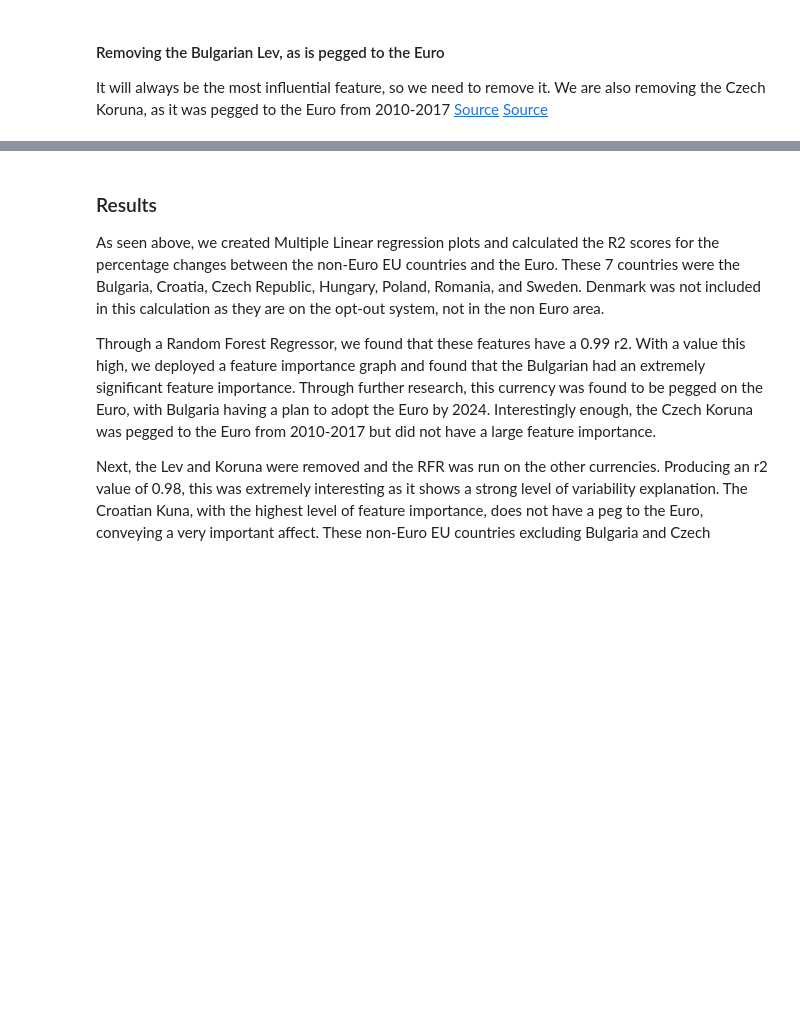
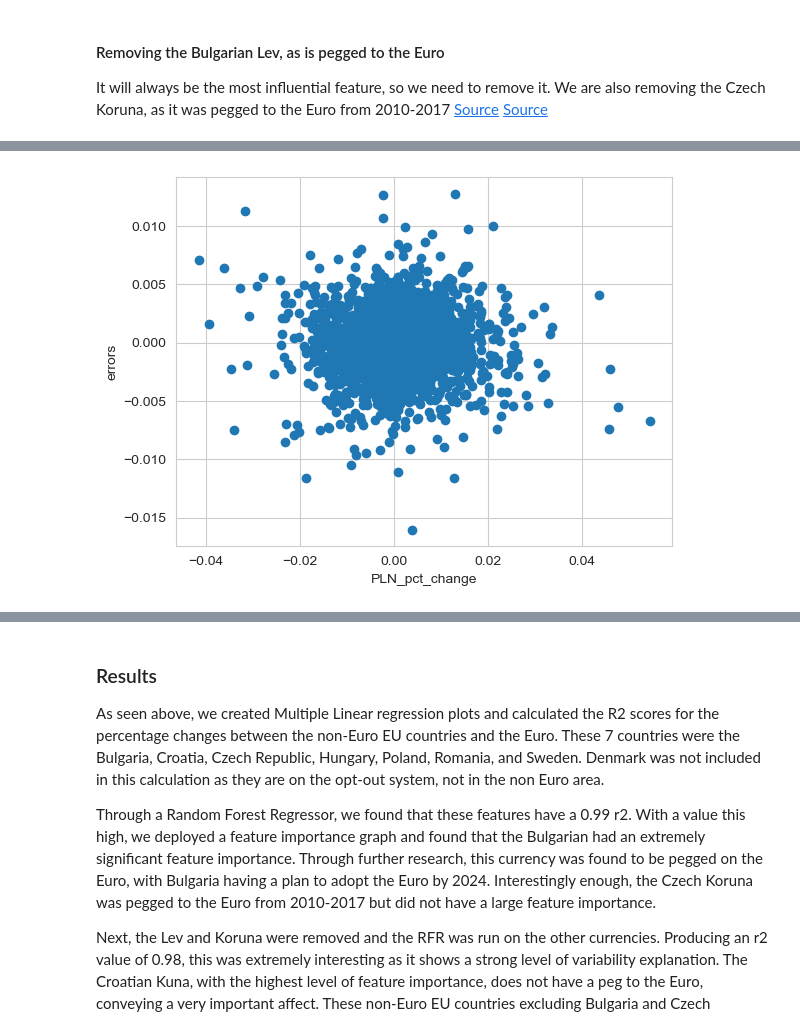
Before and after one commit to pogrebitskiy/Forex_Project, a Jupyter notebook: ForexReport.ipynb, the cells around one changed output, grey strips where cells are left out. Cells and saved outputs as stored; diff of their text form; code cells hidden in the pictures; blank space fills up the shorter version.

```diff
--- a/ForexReport.ipynb
+++ b/ForexReport.ipynb
@@ -598,0 +642,7 @@ plot_feat_import(non_bc_list, rand_forest_regressor.feature_importances_, limit=
+# %%
+# check constant variance (PLN_pct_change)
+plt.scatter(x = x[:,2], y = errors)
+plt.xlabel('PLN_pct_change')
+plt.ylabel('errors');
+# %% [output]
+[figure, added]
```
Also changed, not shown: parts of 21 cells of this notebook.
